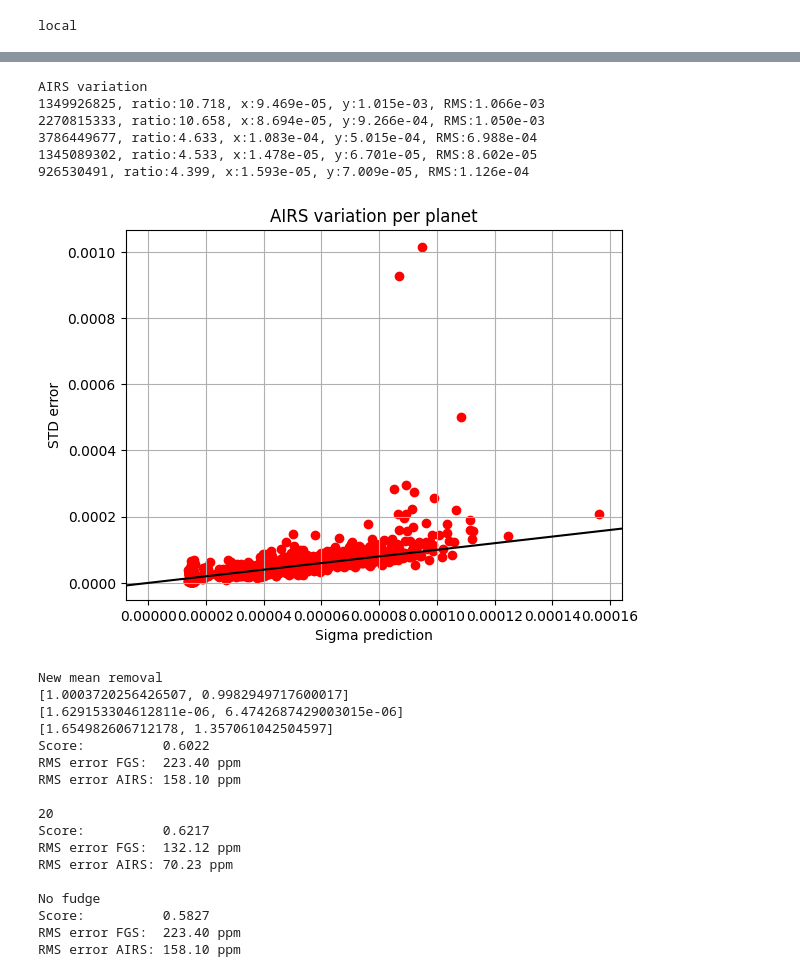
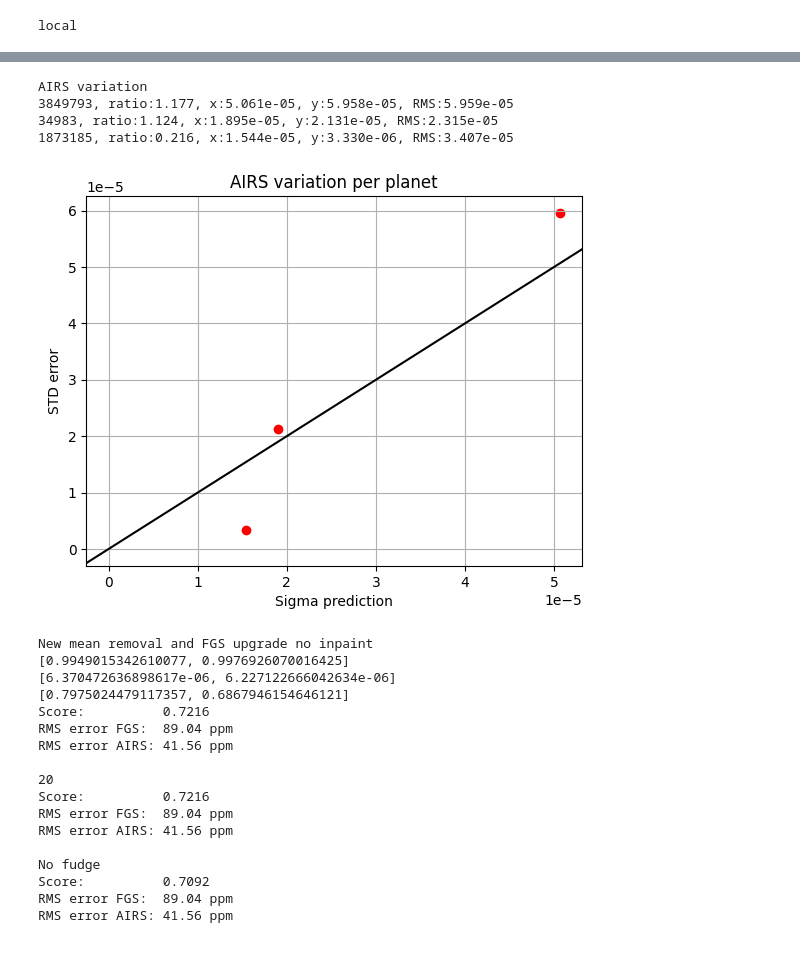
Before and after one commit to jcottaar/ariel2, a Jupyter notebook: evaluate_model.ipynb, the cells around one changed output, grey strips where cells are left out. Saved outputs shown, nothing was run; the diff lists cells and outputs as text; code cells hidden in the pictures.

```diff
--- a/evaluate_model.ipynb
+++ b/evaluate_model.ipynb
@@ -18,13 +18,33 @@ kgs.debugging_mode = 1
 local
 # %%
 train_data = kgs.load_all_train_data()
-train_data = train_data
+train_data = train_data[:3]
 # %%
 todo = dict()
 
+model = ariel_model.Fudger(model=ariel_gp.PredictionModel())
+model.model.run_in_parallel = True
+todo['Baseline GP'] = model
+
 # model = ariel_model.Fudger(model=ariel_gp.PredictionModel())
 # model.model.run_in_parallel = True
-# todo['Baseline GP'] = model
+# for ii in range(2):
+#     model.model.starter_model.loaders[ii].apply_full_sensor_corrections.use_pca_for_background_removal = True
+# model.model.starter_model.loaders[1].apply_full_sensor_corrections.remove_background_n_rows = 8
+# model.model.starter_model.loaders[0].apply_full_sensor_corrections.remove_background_based_on_pixels = True
+# model.model.starter_model.loaders[1].apply_full_sensor_corrections.remove_background_based_on_rows = True
+# todo['New mean removal'] = model
+
+# model = ariel_model.Fudger(model=ariel_gp.PredictionModel())
+# model.model.run_in_parallel = True
+# for ii in range(2):
+#     model.model.starter_model.loaders[ii].apply_full_sensor_corrections.use_pca_for_background_removal = True
+# model.model.starter_model.loaders[1].apply_full_sensor_corrections.remove_background_n_rows = 8
+# model.model.starter_model.loaders[0].apply_full_sensor_corrections.remove_background_based_on_pixels = True
+# model.model.starter_model.loaders[1].apply_full_sensor_corrections.remove_background_based_on_rows = True
+# model.model.starter_model.loaders[0].apply_wavelength_binning = ariel_load.ApplyWavelengthBinning2()
+# model.model.starter_model.loaders[0].apply_wavelength_binning.options.n_components = 4
+# # todo['New mean removal and FGS upgrade'] = model
 
 model = ariel_model.Fudger(model=ariel_gp.PredictionModel())
 model.model.run_in_parallel = True
@@ -33,7 +53,11 @@ for ii in range(2):
 model.model.starter_model.loaders[1].apply_full_sensor_corrections.remove_background_n_rows = 8
 model.model.starter_model.loaders[0].apply_full_sensor_corrections.remove_background_based_on_pixels = True
 model.model.starter_model.loaders[1].apply_full_sensor_corrections.remove_background_based_on_rows = True
-todo['New mean removal'] = model
+model.model.starter_model.loaders[0].apply_wavelength_binning = ariel_load.ApplyWavelengthBinning2()
+model.model.starter_model.loaders[0].apply_wavelength_binning.options.n_components = 4
+model.model.starter_model.loaders[0].apply_full_sensor_corrections.inpainting_2d = False
+todo['New mean removal and FGS upgrade no inpaint'] = model
+
 
 # model = ariel_model.Fudger(model=ariel_gp.PredictionModel())
 # model.model.run_in_parallel = True
@@ -61,7 +85,7 @@ todo['New mean removal'] = model
 #     model.model.starter_model.loaders[ii].apply_pixel_corrections.poke_holes = True
 # todo['New preprocessing, holes'] = model
 # %%
-kgs.sanity_checks_active = False
+kgs.sanity_checks_active = True
 def fname(k):
     return kgs.temp_dir + 'evaluate_model_'+k+'__'+str(len(train_data))+'.pickle'
 for k,v in todo.items():
@@ -158,8 +171,8 @@ for k,v in todo.items():
     print('')
     print('No fudge')
     model.sigma_fudge = [1,1]
-    # model.bias_a = [1,1]
-    # model.bias_b = [0,0]
+    #model.bias_a = [1,1]
+    #model.bias_b = [0,0]
     # print('!!!')
     inferred_data = model.infer(train_data)
     kgs.score_metric(inferred_data, train_data)
@@ -175,7 +188,7 @@ for k,v in todo.items():
 
     def plot_mean_error_vs_sigma(slic,col, name):
         x = [np.sqrt(np.sum(d.spectrum_cov[slic,slic])/(slic.stop-slic.start)**2) for d in inferred_data]
-        y = np.mean(error_matrix[:,1:],1)
+        y = np.mean(error_matrix[:,slic],1)
         plt.scatter(x,y,color = col)
         report_extreme_ratios(x,y,name)
     def mod():
@@ -229,24 +238,22 @@ AIRS
 AIRS variation
-1349926825, ratio:10.718, x:9.469e-05, y:1.015e-03, RMS:1.066e-03
-2270815333, ratio:10.658, x:8.694e-05, y:9.266e-04, RMS:1.050e-03
-3786449677, ratio:4.633, x:1.083e-04, y:5.015e-04, RMS:6.988e-04
-1345089302, ratio:4.533, x:1.478e-05, y:6.701e-05, RMS:8.602e-05
-926530491, ratio:4.399, x:1.593e-05, y:7.009e-05, RMS:1.126e-04
+3849793, ratio:1.177, x:5.061e-05, y:5.958e-05, RMS:5.959e-05
+34983, ratio:1.124, x:1.895e-05, y:2.131e-05, RMS:2.315e-05
+1873185, ratio:0.216, x:1.544e-05, y:3.330e-06, RMS:3.407e-05
-[figure, old version]
+[figure, new version]
-New mean removal
-[1.0003720256426507, 0.9982949717600017]
-[1.629153304612811e-06, 6.4742687429003015e-06]
-[1.654982606712178, 1.357061042504597]
-Score:          0.6022
-RMS error FGS:  223.40 ppm
-RMS error AIRS: 158.10 ppm
+New mean removal and FGS upgrade no inpaint
+[0.9949015342610077, 0.9976926070016425]
+[6.370472636898617e-06, 6.227122666042634e-06]
+[0.7975024479117357, 0.6867946154646121]
+Score:          0.7216
+RMS error FGS:  89.04 ppm
+RMS error AIRS: 41.56 ppm
 
 20
-Score:          0.6217
-RMS error FGS:  132.12 ppm
-RMS error AIRS: 70.23 ppm
+Score:          0.7216
+RMS error FGS:  89.04 ppm
+RMS error AIRS: 41.56 ppm
 
 No fudge
-Score:          0.5827
-RMS error FGS:  223.40 ppm
-RMS error AIRS: 158.10 ppm
+Score:          0.7092
+RMS error FGS:  89.04 ppm
+RMS error AIRS: 41.56 ppm
```
Also changed, not shown: parts of 4 cells of this notebook, 15 other files.
